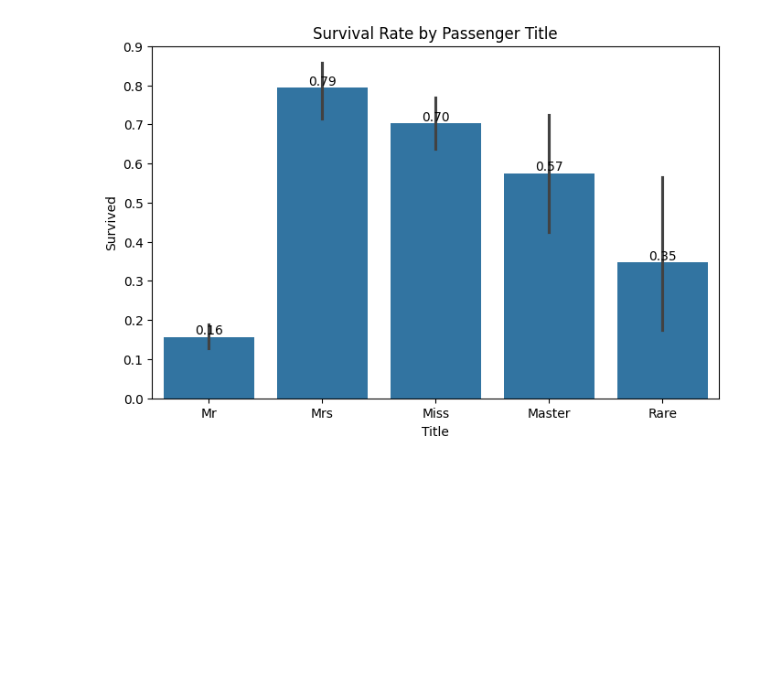
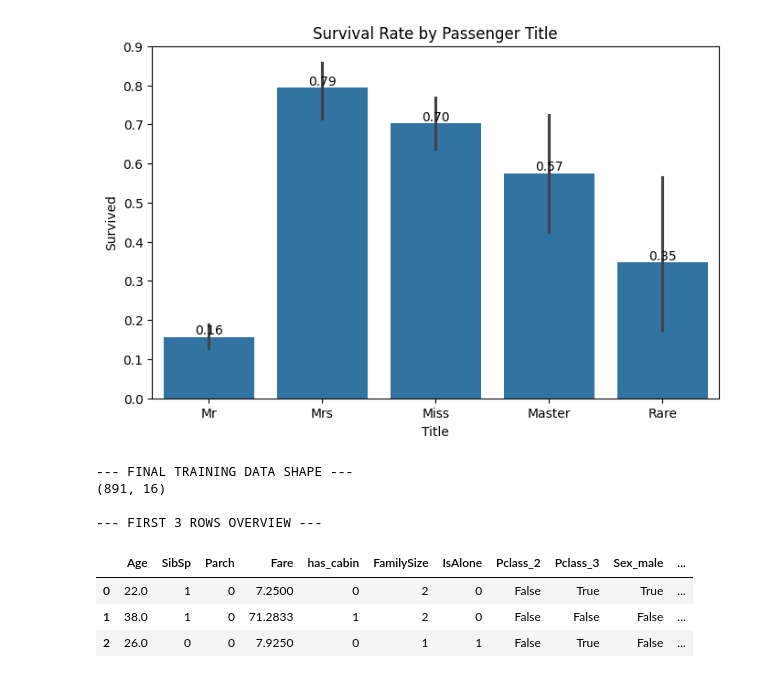
Before and after one commit to Tomlee-abila/kaggle-titanic, a Jupyter notebook: notebook/titanic.ipynb, the cells around one changed output. Cells and saved outputs as stored; diff of their text form; code cells hidden in the pictures; blank space fills up the shorter version.

Commit message:
feat: encode categorical variables and prepare final train/test datasets

```diff
--- a/notebook/titanic.ipynb
+++ b/notebook/titanic.ipynb
@@ -328,3 +328,35 @@ Rare       23       34.78
 
 ======================================
 [figure]
+# %%
+# 1. Select the columns that are categorical text and need to be converted to numbers
+categorical_cols = ['Pclass', 'Sex', 'Embarked', 'Title']
+
+# 2. Convert these categorical columns to dummy variables (One-Hot Encoding)
+# We convert Pclass to a string first so pandas knows it's a category, not a continuous number
+df_clean['Pclass'] = df_clean['Pclass'].astype(str)
+df_dummies = pd.get_dummies(df_clean, columns=categorical_cols, drop_first=True)
+
+# 3. Split the data back into the original Train and Test sets
+# Remember earlier we set 'train_test' = 1 for train data and 0 for test data
+X_train_full = df_dummies[df_dummies['train_test'] == 1].drop(['train_test'], axis=1)
+X_test = df_dummies[df_dummies['train_test'] == 0].drop(['train_test', 'Survived'], axis=1)
+
+# 4. Separate the 'Survived' column (our target variable 'Y') from our training features ('X')
+y_train = X_train_full['Survived']
+X_train = X_train_full.drop(['Survived'], axis=1)
+
+# Let's peek at what our final, machine-ready training data looks like
+print("--- FINAL TRAINING DATA SHAPE ---")
+print(X_train.shape)
+print("\n--- FIRST 3 ROWS OVERVIEW ---")
+display(X_train.head(3))
+# %% [output]
+--- FINAL TRAINING DATA SHAPE ---
+(891, 16)
+
+--- FIRST 3 ROWS OVERVIEW ---
+|  | Age | SibSp | Parch | Fare | has_cabin | FamilySize | IsAlone | Pclass_2 | Pclass_3 | Sex_male | ... |
+| 0 | 22.0 | 1 | 0 | 7.2500 | 0 | 2 | 0 | False | True | True | ... |
+| 1 | 38.0 | 1 | 0 | 71.2833 | 1 | 2 | 0 | False | False | False | ... |
+| 2 | 26.0 | 0 | 0 | 7.9250 | 0 | 1 | 1 | False | True | False | ... |
```
